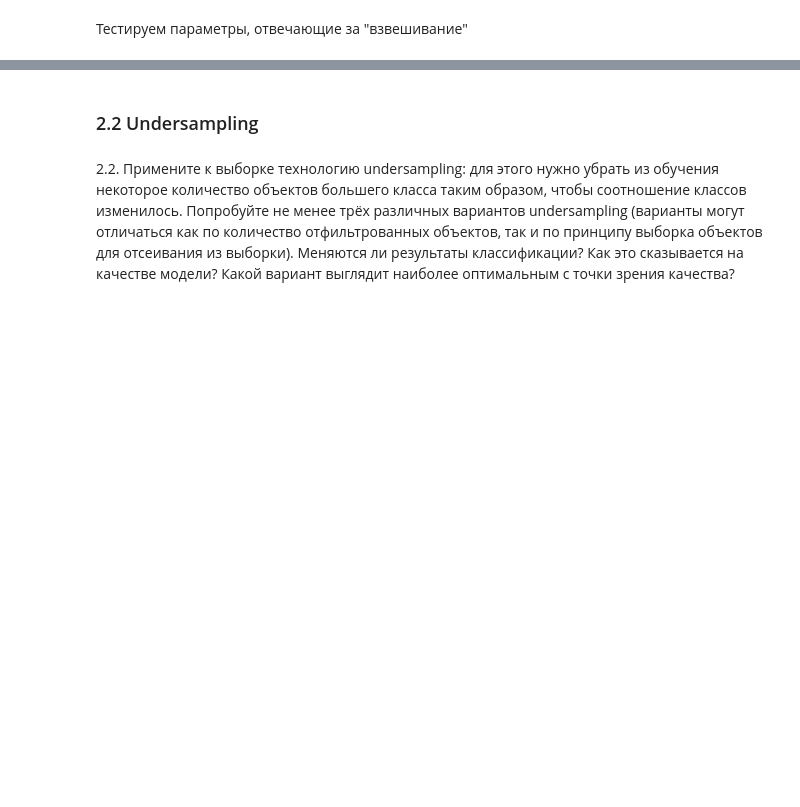
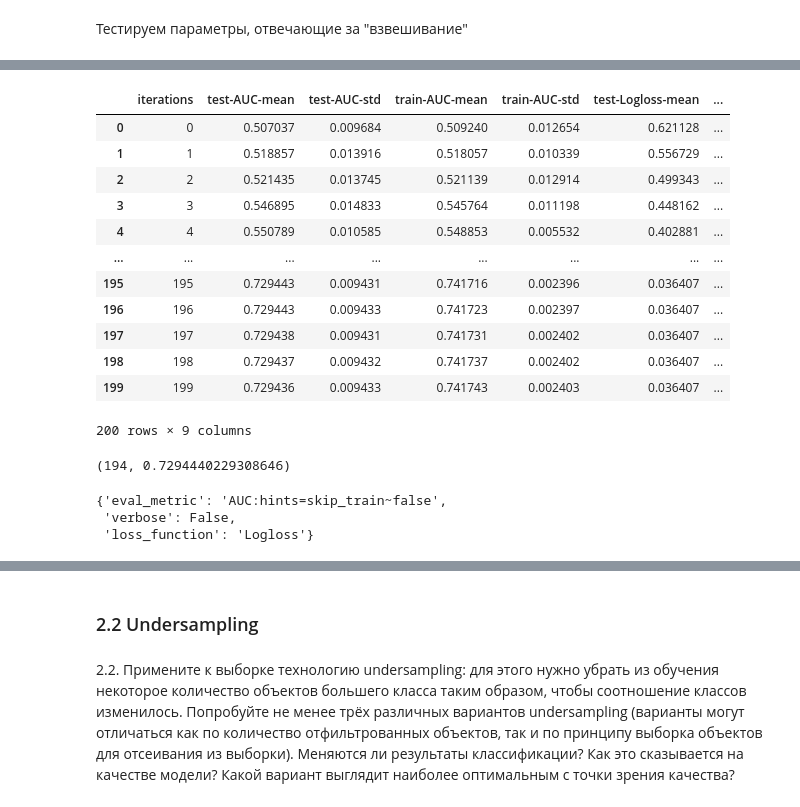
Before and after one commit to Uniholder/Specialization-Yandex-MIPT, a Jupyter notebook: 6_Final_projects/2_churn_prediction/week_5.ipynb, the cells around one changed output, grey strips where cells are left out. Saved outputs shown, nothing was run; the diff lists cells and outputs as text; code cells hidden in the pictures; blank space fills up the shorter version.

```diff
--- a/6_Final_projects/2_churn_prediction/week_5.ipynb
+++ b/6_Final_projects/2_churn_prediction/week_5.ipynb
@@ -158,3 +145,8 @@ Wall time: 21min 36s
+# %%
+add_params = {
+    'cat_features': nna_cat_vars,
+    'n_estimators': 200
+}
 # %%
 cv_results
 # %% [output]
@@ -177,0 +170,5 @@ cv_results['test-AUC-mean'].argmax(), cv_results['test-AUC-mean'].max()
+# %%
+%%time
+model = CatBoostClassifier(**base_params, **add_params)
+model.fit(X_imp, y)
+print(roc_auc_score(y_val, model.predict_proba(X_val_imp)[:, 1]))
@@ -275,0 +260,10 @@ pipeline = SklPipeline([
+# %%
+%%time
+cv_results = cv(
+    params={**base_params, 'n_estimators': 200, 'scale_pos_weight': 0.07924761023743447},
+    pool=Pool(X_imp, y, cat_features=nna_cat_vars),
+    fold_count=5,
+    shuffle=True,
+    plot=True,
+    type='Classical'
+)
@@ -275,0 +274,26 @@ pipeline = SklPipeline([
+# %%
+cv_results
+# %% [output]
+|  | iterations | test-AUC-mean | test-AUC-std | train-AUC-mean | train-AUC-std | test-Logloss-mean | ... |
+| 0 | 0 | 0.507037 | 0.009684 | 0.509240 | 0.012654 | 0.621128 | ... |
+| 1 | 1 | 0.518857 | 0.013916 | 0.518057 | 0.010339 | 0.556729 | ... |
+| 2 | 2 | 0.521435 | 0.013745 | 0.521139 | 0.012914 | 0.499343 | ... |
+| 3 | 3 | 0.546895 | 0.014833 | 0.545764 | 0.011198 | 0.448162 | ... |
+| 4 | 4 | 0.550789 | 0.010585 | 0.548853 | 0.005532 | 0.402881 | ... |
+| ... | ... | ... | ... | ... | ... | ... | ... |
+| 195 | 195 | 0.729443 | 0.009431 | 0.741716 | 0.002396 | 0.036407 | ... |
+| 196 | 196 | 0.729443 | 0.009433 | 0.741723 | 0.002397 | 0.036407 | ... |
+| 197 | 197 | 0.729438 | 0.009431 | 0.741731 | 0.002402 | 0.036407 | ... |
+| 198 | 198 | 0.729437 | 0.009432 | 0.741737 | 0.002402 | 0.036407 | ... |
+| 199 | 199 | 0.729436 | 0.009433 | 0.741743 | 0.002403 | 0.036407 | ... |
+200 rows × 9 columns
+# %%
+cv_results['test-AUC-mean'].argmax(), cv_results['test-AUC-mean'].max()
+# %% [output]
+(194, 0.7294440229308646)
+# %%
+base_params
+# %% [output]
+{'eval_metric': 'AUC:hints=skip_train~false',
+ 'verbose': False,
+ 'loss_function': 'Logloss'}
```
Also changed, not shown: parts of 101 cells of this notebook, 21 other files.
